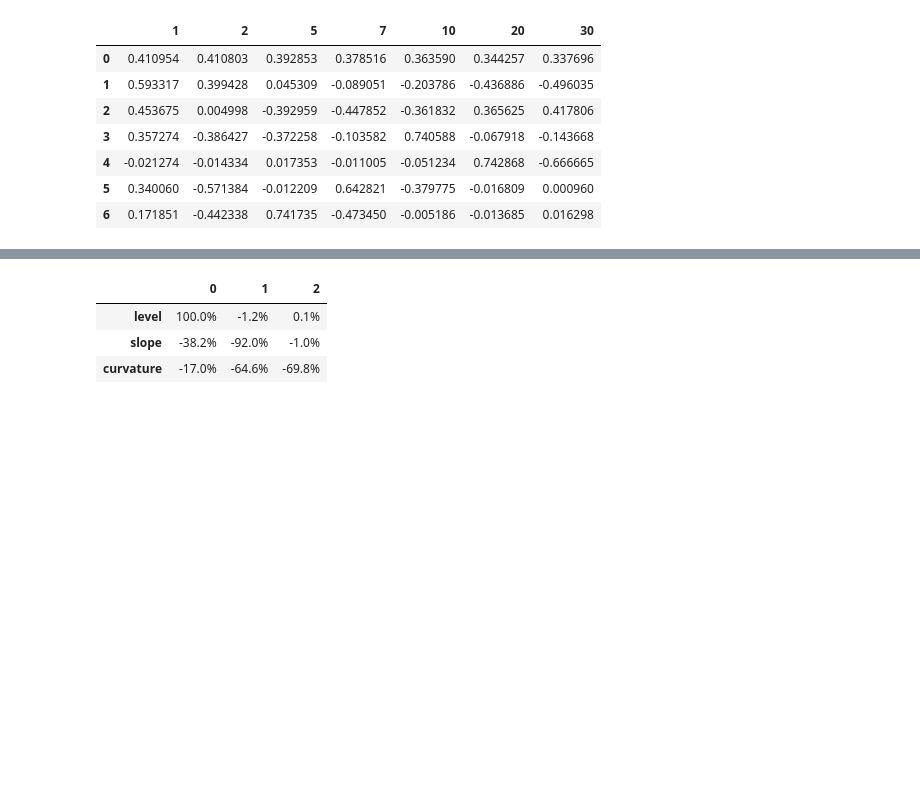
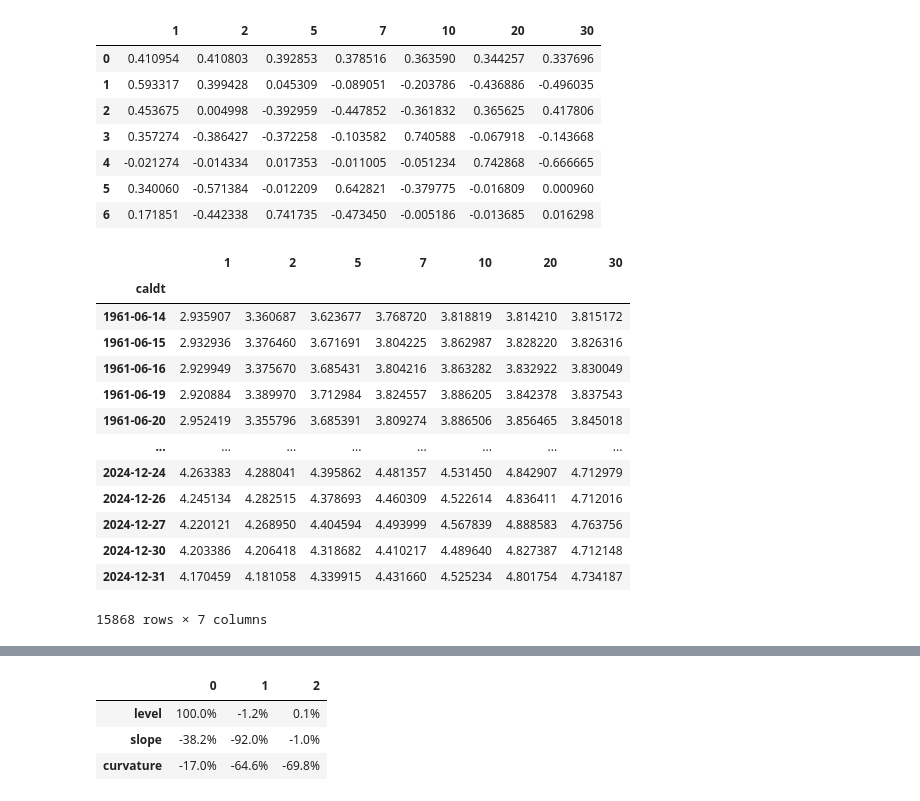
Before and after one commit to aparnaambarapu/finm-fixedincome-2025, a Jupyter notebook: homework/Homework 1.ipynb, the cells around one changed output, grey strips where cells are left out. Drawn from its saved outputs; the diff is of its cells as text; code cells hidden in the pictures; blank space fills up the shorter version.

```diff
--- a/homework/Homework 1.ipynb
+++ b/homework/Homework 1.ipynb
@@ -478,5 +478,22 @@ pca_wts
 | 4 | -0.021274 | -0.014334 | 0.017353 | -0.011005 | -0.051234 | 0.742868 | -0.666665 |
 | 5 | 0.340060 | -0.571384 | -0.012209 | 0.642821 | -0.379775 | -0.016809 | 0.000960 |
 | 6 | 0.171851 | -0.442338 | 0.741735 | -0.473450 | -0.005186 | -0.013685 | 0.016298 |
+# %%
+yields
+# %% [output]
+|  | 1 | 2 | 5 | 7 | 10 | 20 | 30 |
+| caldt |  |  |  |  |  |  |  |
+| 1961-06-14 | 2.935907 | 3.360687 | 3.623677 | 3.768720 | 3.818819 | 3.814210 | 3.815172 |
+| 1961-06-15 | 2.932936 | 3.376460 | 3.671691 | 3.804225 | 3.862987 | 3.828220 | 3.826316 |
+| 1961-06-16 | 2.929949 | 3.375670 | 3.685431 | 3.804216 | 3.863282 | 3.832922 | 3.830049 |
+| 1961-06-19 | 2.920884 | 3.389970 | 3.712984 | 3.824557 | 3.886205 | 3.842378 | 3.837543 |
+| 1961-06-20 | 2.952419 | 3.355796 | 3.685391 | 3.809274 | 3.886506 | 3.856465 | 3.845018 |
+| ... | ... | ... | ... | ... | ... | ... | ... |
+| 2024-12-24 | 4.263383 | 4.288041 | 4.395862 | 4.481357 | 4.531450 | 4.842907 | 4.712979 |
+| 2024-12-26 | 4.245134 | 4.282515 | 4.378693 | 4.460309 | 4.522614 | 4.836411 | 4.712016 |
+| 2024-12-27 | 4.220121 | 4.268950 | 4.404594 | 4.493999 | 4.567839 | 4.888583 | 4.763756 |
+| 2024-12-30 | 4.203386 | 4.206418 | 4.318682 | 4.410217 | 4.489640 | 4.827387 | 4.712148 |
+| 2024-12-31 | 4.170459 | 4.181058 | 4.339915 | 4.431660 | 4.525234 | 4.801754 | 4.734187 |
+15868 rows × 7 columns
 # %%
 pca_factors = yields @ pca_wts.T
```
Also changed, not shown: parts of 1 cell of this notebook.
